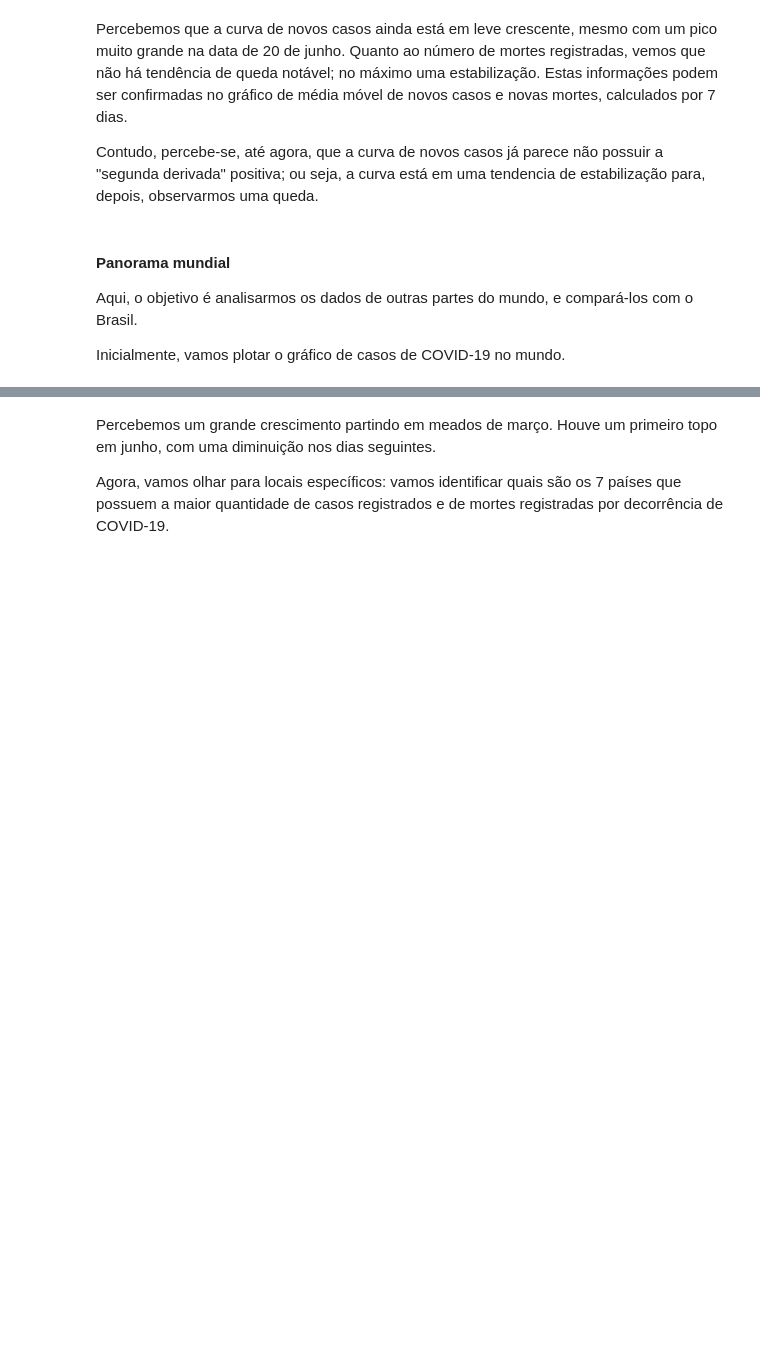
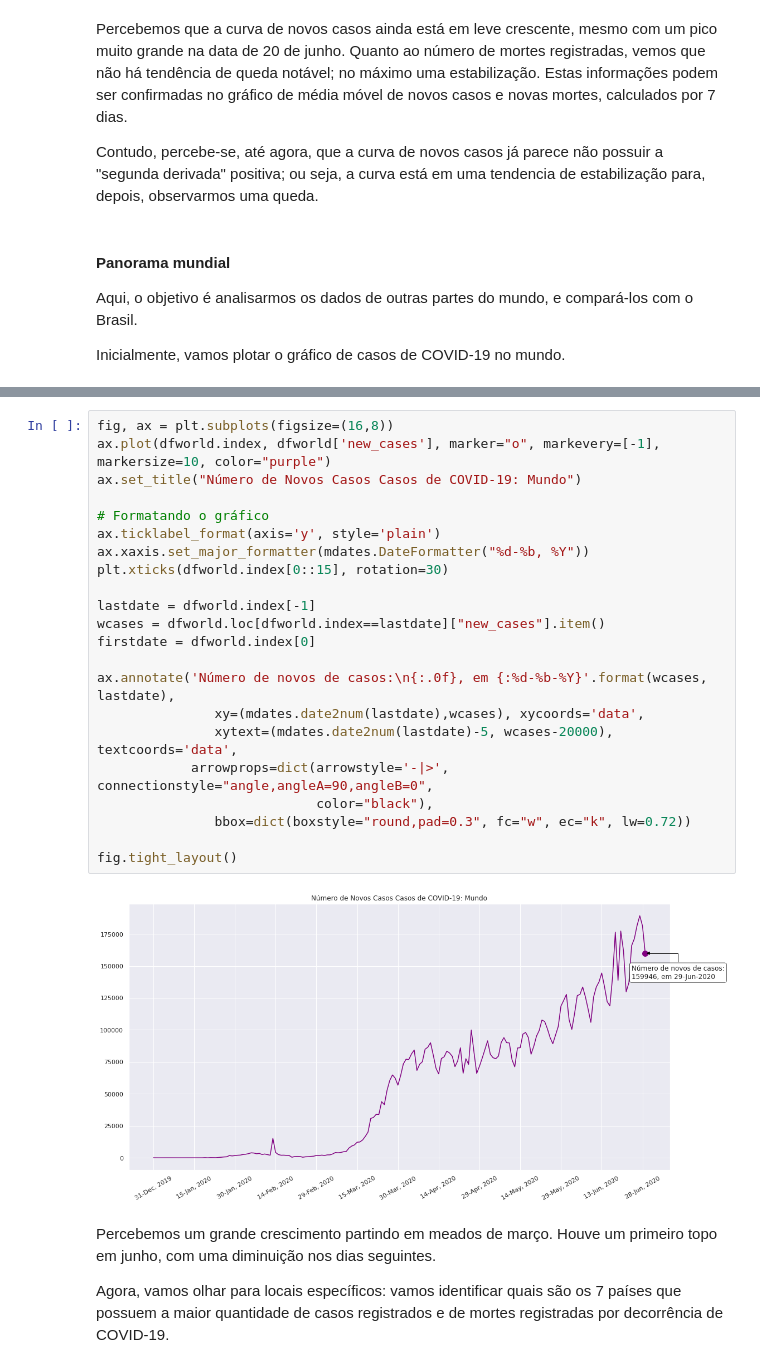
Before and after one commit to VGuerrero07/Data_Science, a Jupyter notebook: COVID_19_no_Brasil_Estudo_de_Caso.ipynb, the cells around one changed output, grey strips where cells are left out. Cells and saved outputs as stored; diff of their text form; blank space fills up the shorter version.

```diff
--- a/COVID_19_no_Brasil_Estudo_de_Caso.ipynb
+++ b/COVID_19_no_Brasil_Estudo_de_Caso.ipynb
@@ -434,3 +434,27 @@ fig.tight_layout()
+# %%
+fig, ax = plt.subplots(figsize=(16,8))
+ax.plot(dfworld.index, dfworld['new_cases'], marker="o", markevery=[-1], markersize=10, color="purple")
+ax.set_title("Número de Novos Casos Casos de COVID-19: Mundo")
+
+# Formatando o gráfico
+ax.ticklabel_format(axis='y', style='plain')
+ax.xaxis.set_major_formatter(mdates.DateFormatter("%d-%b, %Y"))
+plt.xticks(dfworld.index[0::15], rotation=30)
+
+lastdate = dfworld.index[-1]
+wcases = dfworld.loc[dfworld.index==lastdate]["new_cases"].item()
+firstdate = dfworld.index[0]
+
+ax.annotate('Número de novos de casos:\n{:.0f}, em {:%d-%b-%Y}'.format(wcases, lastdate),
+               xy=(mdates.date2num(lastdate),wcases), xycoords='data',
+               xytext=(mdates.date2num(lastdate)-5, wcases-20000), textcoords='data',
+            arrowprops=dict(arrowstyle='-|>', connectionstyle="angle,angleA=90,angleB=0",
+                            color="black"),
+               bbox=dict(boxstyle="round,pad=0.3", fc="w", ec="k", lw=0.72))
+
+fig.tight_layout()
+# %% [output]
+[figure, added]
 # %% [markdown]
 Percebemos um grande crescimento partindo em meados de março. Houve um primeiro topo em junho, com uma diminuição nos dias seguintes.
 
```
Also changed, not shown: parts of 11 cells of this notebook.
